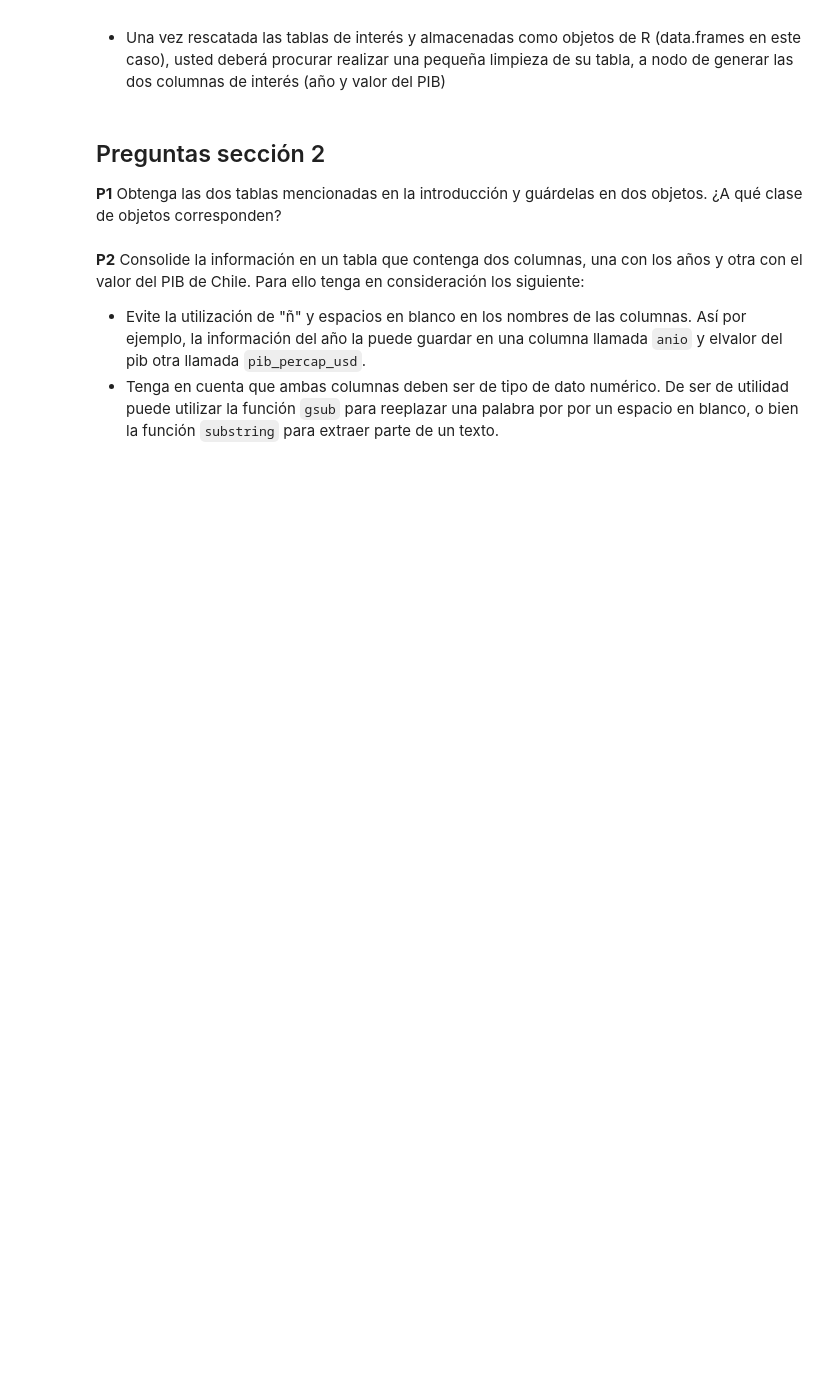
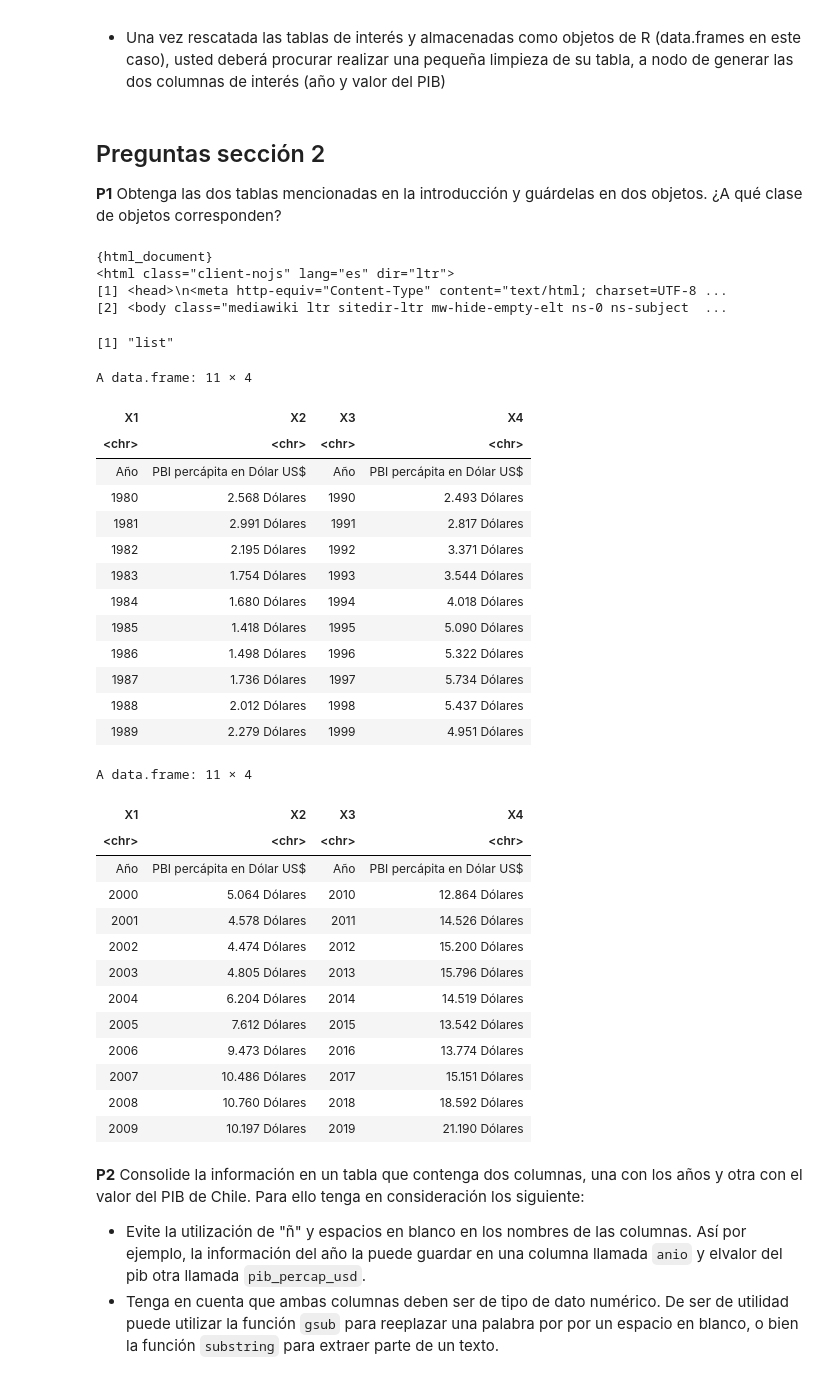
Before and after one commit to mrrojas72/Introduccion_a_ciencia_de_datos_R, a Jupyter notebook: Ayudantías/Ayudantía3/A3_Taller.ipynb, the cells around one changed output. Drawn from its saved outputs; the diff is of its cells as text; code cells hidden in the pictures; blank space fills up the shorter version.

```diff
--- a/Ayudantías/Ayudantía3/A3_Taller.ipynb
+++ b/Ayudantías/Ayudantía3/A3_Taller.ipynb
@@ -276,6 +518,70 @@ Para lograr descargar la información, tenga en cuenta los siguientes aspectos:
 ## Preguntas sección 2
 
 **P1** Obtenga las dos tablas mencionadas en la introducción y guárdelas en dos objetos. ¿A qué clase de objetos corresponden?
+# %%
+library(rvest) # Con esta libreria puedo leer contenido de internet
+library(dplyr) # Manipulación
+
+url_pib <- "https://es.wikipedia.org/wiki/Econom%C3%ADa_de_Chile" # url base!
+# Leemos la pág.
+pib_page <- read_html(url_pib)
+# %%
+pib_page # pagina disponible en R desde internet mediante read_html()
+# %% [output]
+{html_document}
+<html class="client-nojs" lang="es" dir="ltr">
+[1] <head>\n<meta http-equiv="Content-Type" content="text/html; charset=UTF-8 ...
+[2] <body class="mediawiki ltr sitedir-ltr mw-hide-empty-elt ns-0 ns-subject  ...
+# %%
+# En wikipedia, inspeccionar elemento, y seleccionar ruta CSS
+# table.wikitable:nth-child(78)
+# Esto sigue siendo contenido en HTML
+
+tabla_html_1 <- pib_page %>%
+  html_nodes(css = "#mw-content-text > div.mw-parser-output > table:nth-child(74)") # Chrome
+
+tabla_html_2 <- pib_page %>%
+  html_nodes(css = "table.wikitable:nth-child(78)") # Firefox
+# %%
+# Transformo una tabla HTML a un dataframe (lista)
+tabla_pib_1 <- html_table(tabla_html_1)
+tabla_pib_2 <- html_table(tabla_html_2)
+# %%
+class(tabla_pib_1)
+# %% [output]
+[1] "list"
+# %%
+tabla_pib_1[[1]]
+tabla_pib_2[[1]]
+# %% [output]
+A data.frame: 11 × 4
+| X1 | X2 | X3 | X4 |
+| <chr> | <chr> | <chr> | <chr> |
+| Año | PBI percápita en Dólar US$ | Año | PBI percápita en Dólar US$ |
+| 1980 | 2.568 Dólares | 1990 | 2.493 Dólares |
+| 1981 | 2.991 Dólares | 1991 | 2.817 Dólares |
+| 1982 | 2.195 Dólares | 1992 | 3.371 Dólares |
+| 1983 | 1.754 Dólares | 1993 | 3.544 Dólares |
+| 1984 | 1.680 Dólares | 1994 | 4.018 Dólares |
+| 1985 | 1.418 Dólares | 1995 | 5.090 Dólares |
+| 1986 | 1.498 Dólares | 1996 | 5.322 Dólares |
+| 1987 | 1.736 Dólares | 1997 | 5.734 Dólares |
+| 1988 | 2.012 Dólares | 1998 | 5.437 Dólares |
+| 1989 | 2.279 Dólares | 1999 | 4.951 Dólares |
+A data.frame: 11 × 4
+| X1 | X2 | X3 | X4 |
+| <chr> | <chr> | <chr> | <chr> |
+| Año | PBI percápita en Dólar US$ | Año | PBI percápita en Dólar US$ |
+| 2000 | 5.064 Dólares | 2010 | 12.864 Dólares |
+| 2001 | 4.578 Dólares | 2011 | 14.526 Dólares |
+| 2002 | 4.474 Dólares | 2012 | 15.200 Dólares |
+| 2003 | 4.805 Dólares | 2013 | 15.796 Dólares |
+| 2004 | 6.204 Dólares | 2014 | 14.519 Dólares |
+| 2005 | 7.612 Dólares | 2015 | 13.542 Dólares |
+| 2006 | 9.473 Dólares | 2016 | 13.774 Dólares |
+| 2007 | 10.486 Dólares | 2017 | 15.151 Dólares |
+| 2008 | 10.760 Dólares | 2018 | 18.592 Dólares |
+| 2009 | 10.197 Dólares | 2019 | 21.190 Dólares |
 # %% [markdown]
 **P2** Consolide  la información en un tabla que contenga dos columnas, una con los años y otra con el valor del PIB de Chile. Para ello tenga en consideración los siguiente:
 
```
Also changed, not shown: parts of 25 cells of this notebook.
